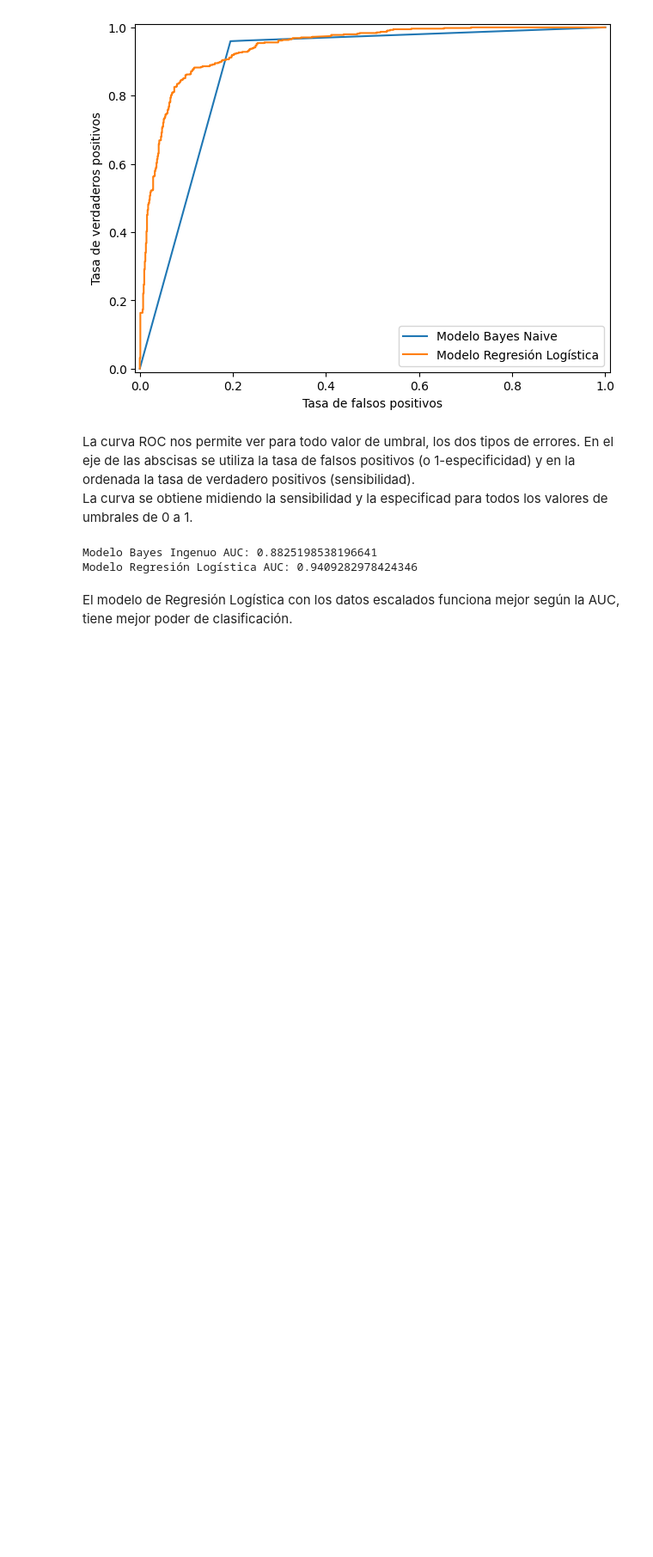
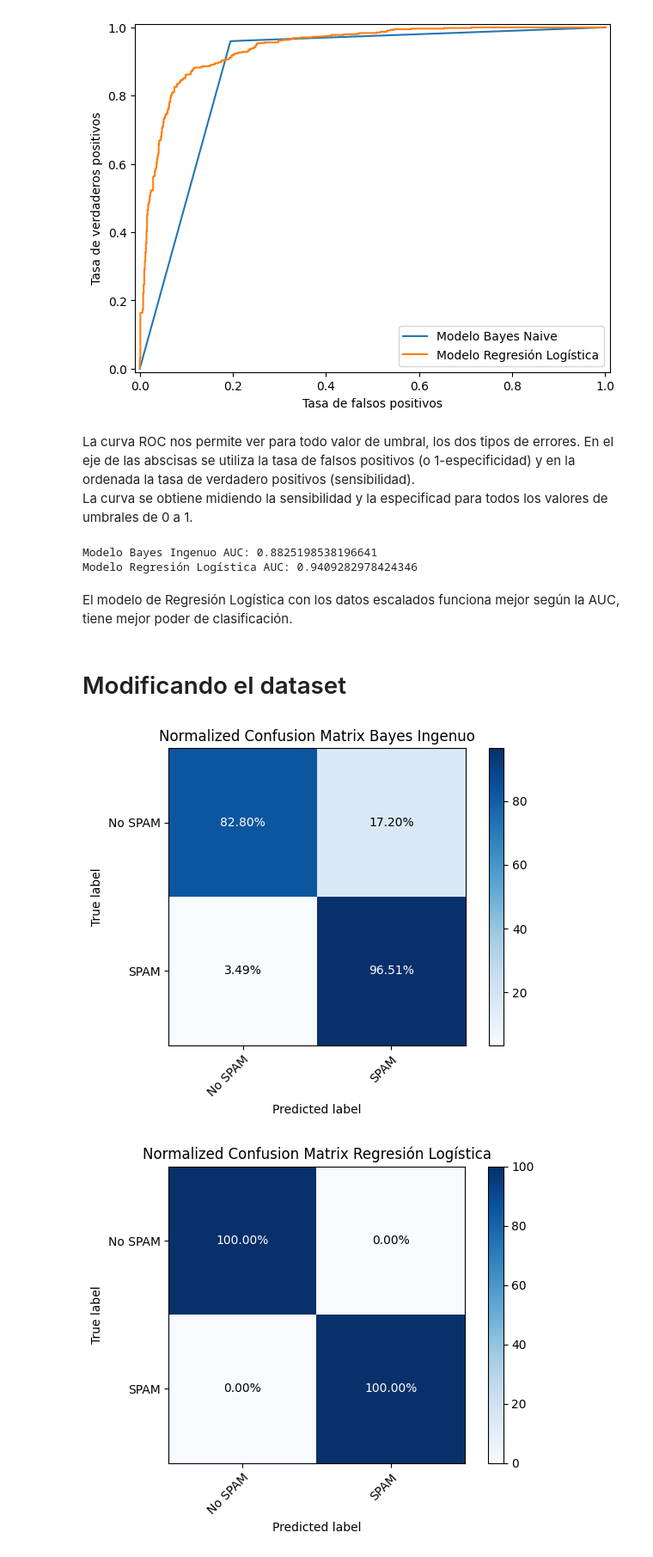
Before and after one commit to FIUBA-CEIA-18Co2024/IIA-TP3, a Jupyter notebook: IIA TP3 Detector SPAM.ipynb, the cells around one changed output. Shown at 86% size. Cells and saved outputs as stored; diff of their text form; code cells hidden in the pictures; blank space fills up the shorter version.

```diff
--- a/IIA TP3 Detector SPAM.ipynb
+++ b/IIA TP3 Detector SPAM.ipynb
@@ -295,3 +324,43 @@ Modelo Bayes Ingenuo AUC: 0.8825198538196641
 Modelo Regresión Logística AUC: 0.9409282978424346
 # %% [markdown]
 El modelo de Regresión Logística con los datos escalados funciona mejor según la AUC, tiene mejor poder de clasificación.
+# %% [markdown]
+# Modificando el dataset
+# %%
+X = dataset.drop(columns=["word_freq_you", "word_freq_your"])
+y = X["spam"]
+X_train, X_test, y_train, y_test = train_test_split(X, y, test_size=0.3, random_state=random_state, stratify=y, shuffle=True)
+X_train_scaled = scaler.fit_transform(X_train)
+X_test_scaled = scaler.transform(X_test)
+X_train_scaled = pd.DataFrame(X_train_scaled, columns=X.columns)
+X_test_scaled = pd.DataFrame(X_test_scaled, columns=X.columns)
+
+bayes_naive.fit(X_train, y_train)
+regresion_logistica.fit(X_train_scaled, y_train)
+
+y_test_pred_bn = bayes_naive.predict(X_test)
+y_test_pred_rl = regresion_logistica.predict(X_test_scaled)
+
+cm_nv = confusion_matrix(y_test, y_test_pred_bn)
+cm_rl = confusion_matrix(y_test, y_test_pred_rl)
+
+display_cm_normalized(cm_nv, 'Bayes Ingenuo')
+display_cm_normalized(cm_rl, "Regresión Logística")
+
+prob_nv = bayes_naive.predict_proba(X_test)[:, -1]
+prob_lv = regresion_logistica.predict_proba(X_test_scaled)[:, -1]
+
+fpr_bayes_naive, tpr_bayes_naive, _ = roc_curve(y_test, prob_nv)
+fpr_regresion_logistica, tpr_regresion_logistica, _ = roc_curve(y_test, prob_lv)
+
+plt.plot(fpr_bayes_naive, tpr_bayes_naive, label="Modelo Bayes Naive")
+plt.plot(fpr_regresion_logistica, tpr_regresion_logistica, label="Modelo Regresión Logística")
+plt.xlim([-0.01, 1.01])
+plt.ylim([-0.01, 1.01])
+plt.xlabel("Tasa de falsos positivos")
+plt.ylabel("Tasa de verdaderos positivos")
+plt.legend()
+plt.tight_layout();
+# %% [output]
+[figure, added]
+[figure, added]
```
Also changed, not shown: parts of 6 cells of this notebook.
